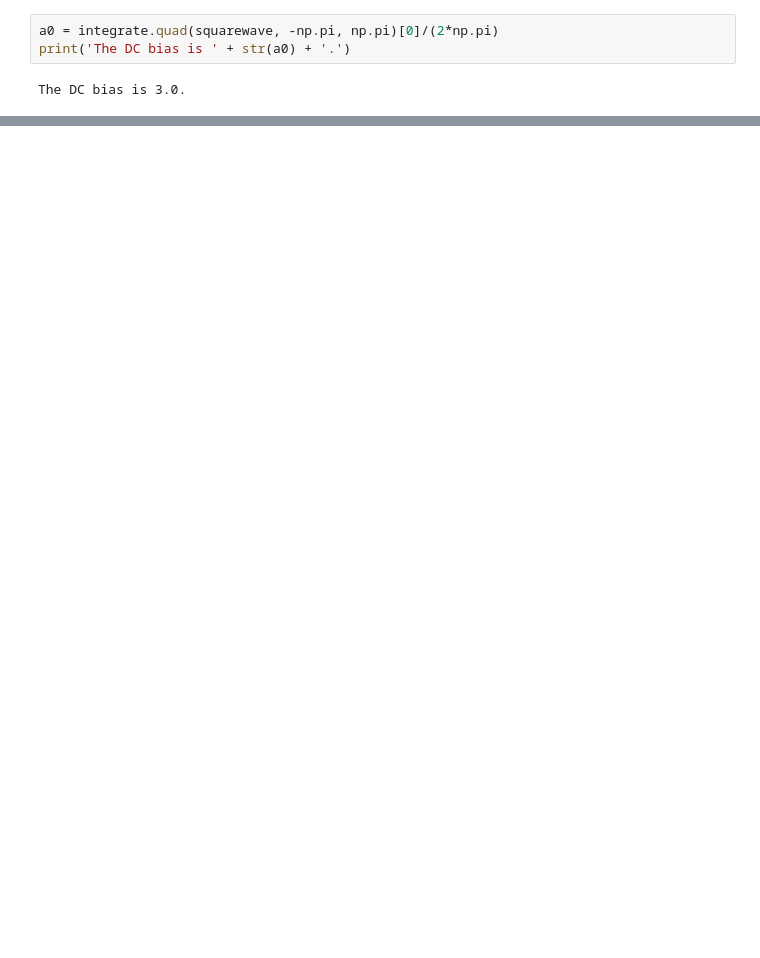
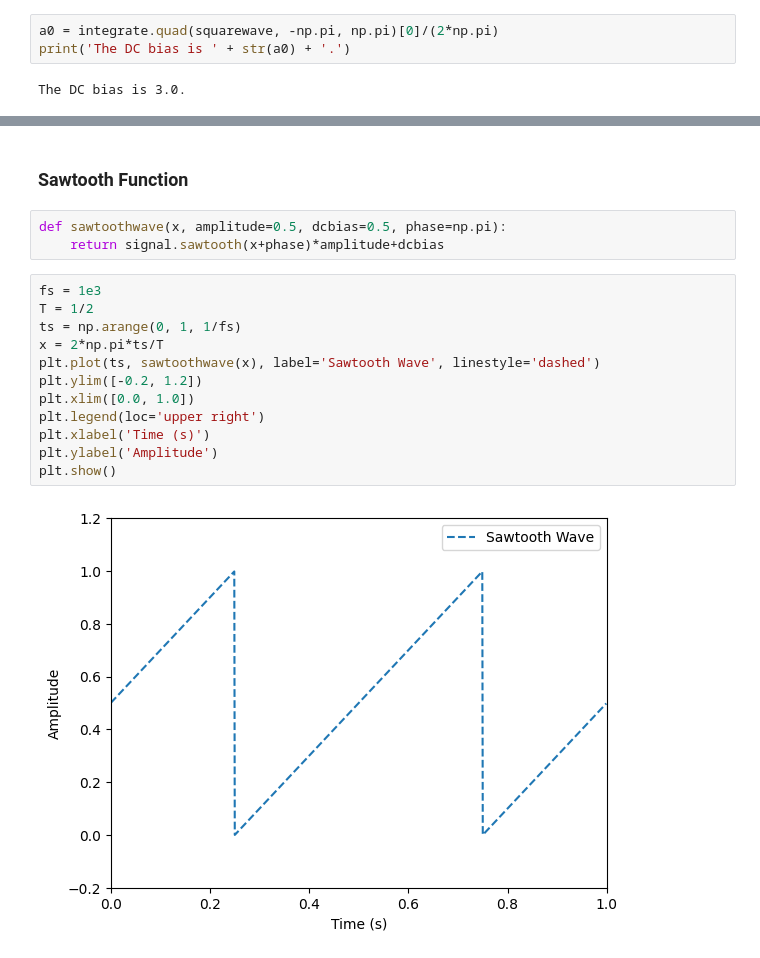
Before and after one commit to himanshudutta11/RFSoC_notebooks, a Jupyter notebook: notebook_C/03_fourier_transforms.ipynb, the cells around one changed output, grey strips where cells are left out. Drawn from its saved outputs; the diff is of its cells as text; blank space fills up the shorter version.

```diff
--- a/notebook_C/03_fourier_transforms.ipynb
+++ b/notebook_C/03_fourier_transforms.ipynb
@@ -28,0 +136,19 @@ The DC bias is 3.0.
+# %% [markdown]
+### Sawtooth Function
+# %%
+def sawtoothwave(x, amplitude=0.5, dcbias=0.5, phase=np.pi):
+    return signal.sawtooth(x+phase)*amplitude+dcbias
+# %%
+fs = 1e3
+T = 1/2
+ts = np.arange(0, 1, 1/fs)
+x = 2*np.pi*ts/T
+plt.plot(ts, sawtoothwave(x), label='Sawtooth Wave', linestyle='dashed')
+plt.ylim([-0.2, 1.2])
+plt.xlim([0.0, 1.0])
+plt.legend(loc='upper right')
+plt.xlabel('Time (s)')
+plt.ylabel('Amplitude')
+plt.show()
+# %% [output]
+[figure, added]
```
Also changed, not shown: parts of 18 cells of this notebook.
